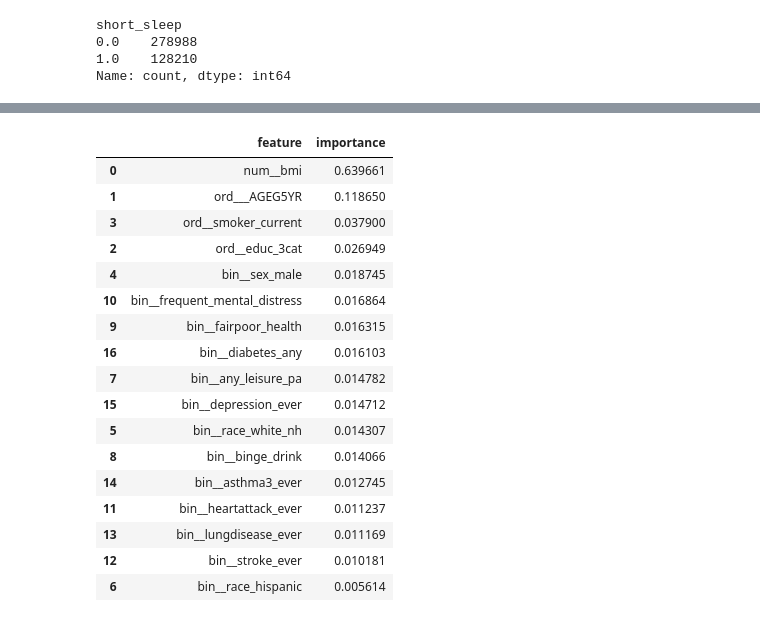
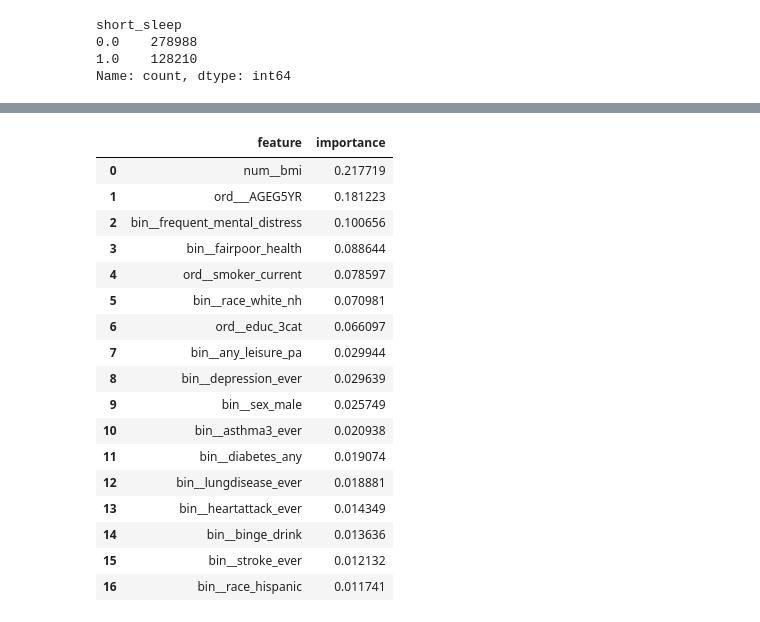
Before and after one commit to MikeyMorg/SemProjectTheSecond, a Jupyter notebook: src/brffsEDA.ipynb, the cells around one changed output, grey strips where cells are left out. Cells and saved outputs as stored; diff of their text form; code cells hidden in the pictures.

```diff
--- a/src/brffsEDA.ipynb
+++ b/src/brffsEDA.ipynb
@@ -584,0 +778,4 @@ df_filtered.shape
+# %%
+result = conn.execute("SELECT * FROM llcp2014_clean_filtered").fetchdf()
+df_filtered = result
+print(df_filtered.shape)
@@ -629,19 +830,39 @@ preprocess = ColumnTransformer(
     ]
 )
 # %%
+recall_scorer = make_scorer(recall_score, average="binary", pos_label=1)
+
+param_grid = {
+    "clf__C": [0.01, 0.1, 1, 10],
+    "clf__penalty": ["l2"],
+    "clf__solver": ["liblinear", "lbfgs"],
+}
+
 log_reg_pipeline = Pipeline(steps=[
     ("preprocess", preprocess),
     ("clf", LogisticRegression(
         max_iter=500,
-        class_weight="balanced",  # helps with class imbalance
+        class_weight="balanced",
         n_jobs=-1
     )),
 ])
 
-log_reg_pipeline.fit(X_train, y_train)
-y_pred_lr = log_reg_pipeline.predict(X_val)
+grid = GridSearchCV(
+    estimator=log_reg_pipeline,
+    param_grid=param_grid,
+    scoring=recall_scorer,
+    cv=5,
+    n_jobs=-1,
+    verbose=1
+)
 
-print("Logistic Regression")
+grid.fit(X_train, y_train)
+
+print("Best params:", grid.best_params_)
+print("Best CV recall:", grid.best_score_)
+
+best_lr_pipeline = grid.best_estimator_
+y_pred_lr = best_lr_pipeline.predict(X_val)
 print(classification_report(y_val, y_pred_lr))
 print("Confusion matrix:\n", confusion_matrix(y_val, y_pred_lr))
 # %% [output]
@@ -694,30 +958,34 @@ Confusion matrix:
 # %%
-rf_model = rf_pipeline.named_steps["clf"]
-encoded_feature_names = rf_pipeline.named_steps["preprocess"].get_feature_names_out()
+rf_model = best_rf_pipeline.named_steps["clf"]
+
+encoded_feature_names = best_rf_pipeline.named_steps["preprocess"].get_feature_names_out()
+
 importances = rf_model.feature_importances_
 
 feat_imp = (
     pd.DataFrame({"feature": encoded_feature_names, "importance": importances})
       .sort_values("importance", ascending=False)
+      .reset_index(drop=True)
 )
 
+# 5. Display top features
 feat_imp.head(20)
 # %% [output]
 |  | feature | importance |
-| 0 | num__bmi | 0.639661 |
-| 1 | ord___AGEG5YR | 0.118650 |
-| 3 | ord__smoker_current | 0.037900 |
-| 2 | ord__educ_3cat | 0.026949 |
-| 4 | bin__sex_male | 0.018745 |
-| 10 | bin__frequent_mental_distress | 0.016864 |
-| 9 | bin__fairpoor_health | 0.016315 |
-| 16 | bin__diabetes_any | 0.016103 |
-| 7 | bin__any_leisure_pa | 0.014782 |
-| 15 | bin__depression_ever | 0.014712 |
-| 5 | bin__race_white_nh | 0.014307 |
-| 8 | bin__binge_drink | 0.014066 |
-| 14 | bin__asthma3_ever | 0.012745 |
-| 11 | bin__heartattack_ever | 0.011237 |
-| 13 | bin__lungdisease_ever | 0.011169 |
-| 12 | bin__stroke_ever | 0.010181 |
-| 6 | bin__race_hispanic | 0.005614 |
+| 0 | num__bmi | 0.217719 |
+| 1 | ord___AGEG5YR | 0.181223 |
+| 2 | bin__frequent_mental_distress | 0.100656 |
+| 3 | bin__fairpoor_health | 0.088644 |
+| 4 | ord__smoker_current | 0.078597 |
+| 5 | bin__race_white_nh | 0.070981 |
+| 6 | ord__educ_3cat | 0.066097 |
+| 7 | bin__any_leisure_pa | 0.029944 |
+| 8 | bin__depression_ever | 0.029639 |
+| 9 | bin__sex_male | 0.025749 |
+| 10 | bin__asthma3_ever | 0.020938 |
+| 11 | bin__diabetes_any | 0.019074 |
+| 12 | bin__lungdisease_ever | 0.018881 |
+| 13 | bin__heartattack_ever | 0.014349 |
+| 14 | bin__binge_drink | 0.013636 |
+| 15 | bin__stroke_ever | 0.012132 |
+| 16 | bin__race_hispanic | 0.011741 |
```
Also changed, not shown: parts of 68 cells of this notebook, 5 other files.
